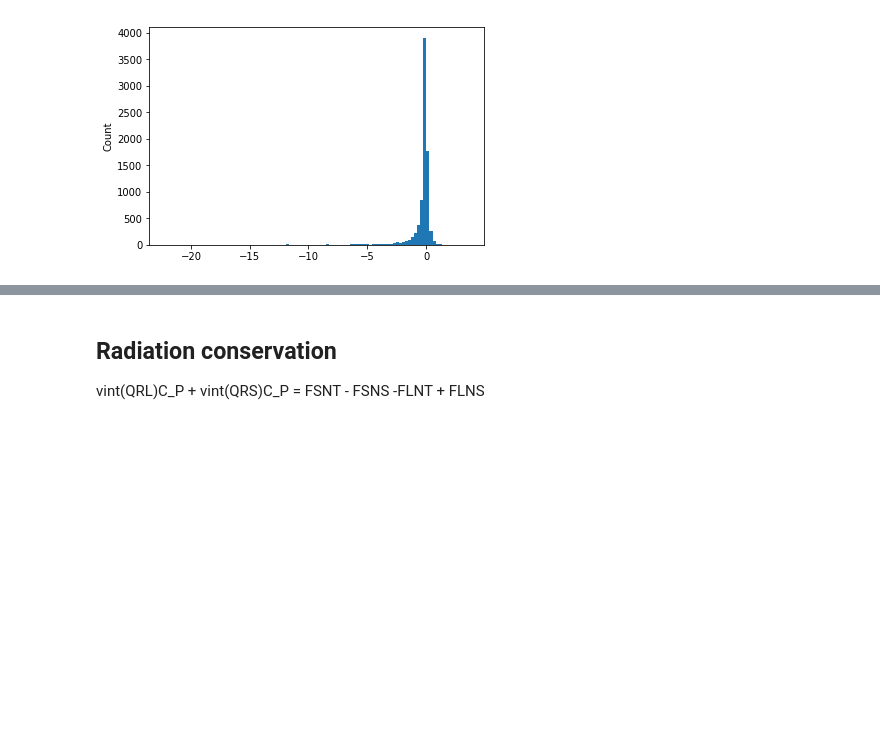
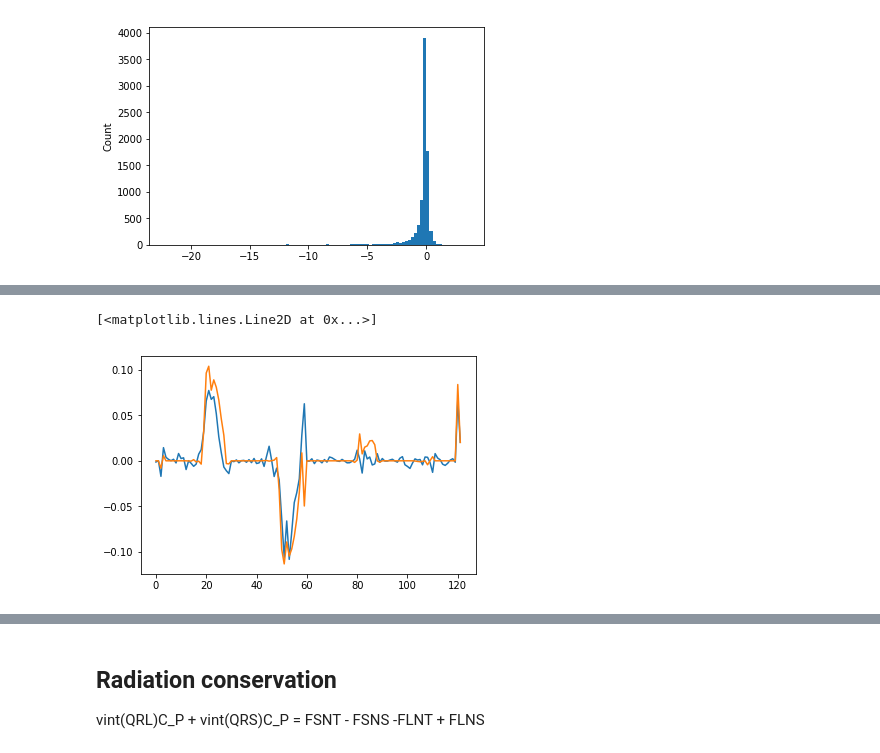
Before and after one commit to raspstephan/CBRAIN-CAM, a Jupyter notebook: notebooks/dev/energy_conservation-nn.ipynb, the cells around one changed output, grey strips where cells are left out. Drawn from its saved outputs; the diff is of its cells as text; code cells hidden in the pictures; blank space fills up the shorter version.

```diff
--- a/notebooks/dev/energy_conservation-nn.ipynb
+++ b/notebooks/dev/energy_conservation-nn.ipynb
@@ -277,0 +378,2 @@ dE2.plot.hist(bins=100);
+# %%
+net.fit(x_trn, y_trn, batch_size=1024, epochs=10, validation_data=(x_val, y_val))
@@ -277,0 +399,3 @@ dE2.plot.hist(bins=100);
+# %%
+net.optimizer.lr = 1e-4
+net.fit(x_trn, y_trn, batch_size=1024, epochs=10, validation_data=(x_val, y_val))
@@ -277,0 +421,3 @@ dE2.plot.hist(bins=100);
+# %%
+net.optimizer.lr = 1e-5
+net.fit(x_trn, y_trn, batch_size=1024, epochs=10, validation_data=(x_val, y_val))
@@ -277,0 +443,8 @@ dE2.plot.hist(bins=100);
+# %%
+preds = net.predict(x_val, 4048)
+# %%
+i=2000
+plt.plot(preds[i]); plt.plot(y_val[i])
+# %% [output]
+[<matplotlib.lines.Line2D at 0x...>]
+[figure, added]
```
Also changed, not shown: parts of 38 cells of this notebook.
